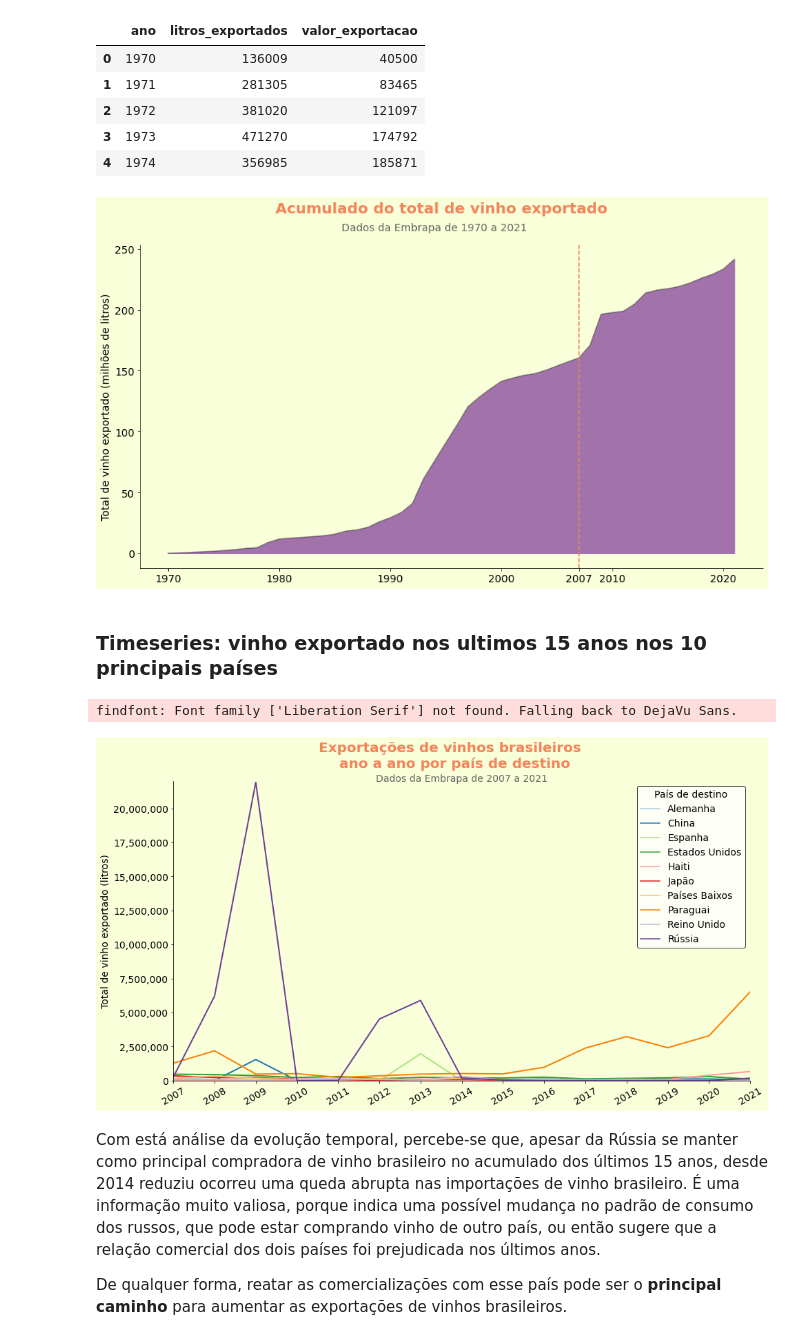
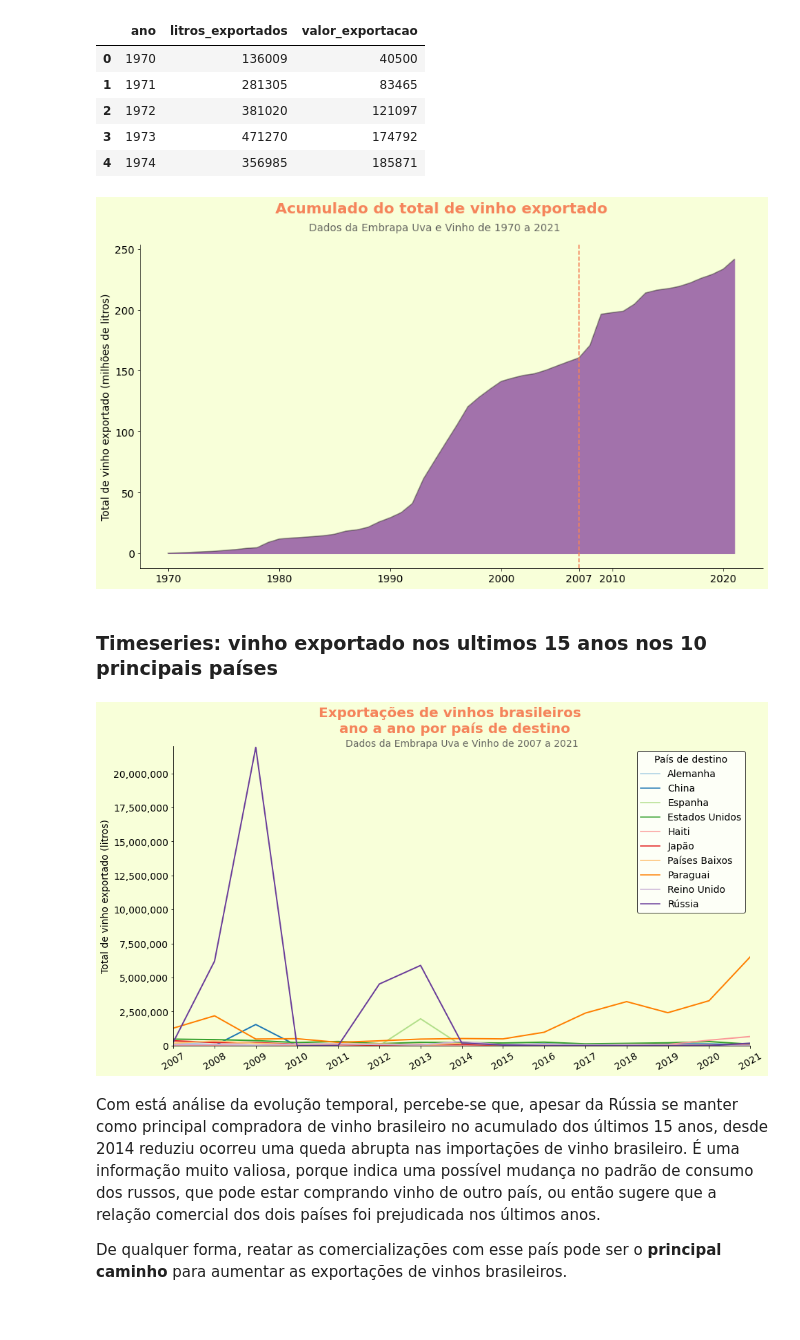
Before and after one commit to jackson-simionato/fase1_pos_tech_challenge_wine, a Jupyter notebook: fase 1 - tech challenge (vinhos).ipynb, the cells around one changed output. Drawn from its saved outputs; the diff is of its cells as text; code cells hidden in the pictures.

```diff
--- a/fase 1 - tech challenge (vinhos).ipynb
+++ b/fase 1 - tech challenge (vinhos).ipynb
@@ -614,35 +617,35 @@ wine_df_groupby_year_milhoes.to_csv('./data/processed/wine_data_by_year_accumula
 fig = plt.figure(figsize=(15,8))
 
 # Definição do estilo
 plt.style.use('./Assets/Estilos/barras.mplstyle')
 
 ax = fig.add_subplot()
 
 ax.fill_between(wine_df_groupby_year_milhoes.ano, wine_df_groupby_year_milhoes.litros_exportados_acc, color='#A272AB')
 ax.plot(wine_df_groupby_year_milhoes.ano, wine_df_groupby_year_milhoes.litros_exportados_acc, color="black", alpha=0.4)
 ax.axvline(x=2007, linestyle='--', color='#F5845B')
 
 ax.set_ylabel('Total de vinho exportado (milhões de litros)')
 ax.yaxis.set_major_formatter(ticker.StrMethodFormatter("{x:,.0f}"))
 
 ax.set_xticks([1970,1980,1990,2000,2007,2010,2020])
 
 # Configuração do título e subtítulo
 fig.suptitle('Acumulado do total de vinho exportado', size=20, weight='semibold', color="#F5845B", ha='center', fontname='Liberation Serif')
-plt.text(x=1994, y=265, s='Dados da Embrapa de 1970 a 2021', fontsize=14, alpha=0.85, color="#4d4d4d", ha='center')
+plt.text(x=1994, y=265, s='Dados da Embrapa Uva e Vinho de 1970 a 2021', fontsize=14, alpha=0.85, color="#4d4d4d", ha='center')
 
 # Altera a cor dentro do gráfico
 ax.set_facecolor('#F8FFD9')
 
 # Altera a cor fora do gráfico
 fig.patch.set_facecolor('#F8FFD9')
 
 plt.show()
 
 filename = 'areaplot_exportacoes_ano_a_ano_acumulado'
 fig.savefig('./results/'+filename+'.png')
 # %% [output]
-[figure, old version]
+[figure, new version]
 # %% [markdown]
 ### Timeseries: vinho exportado nos ultimos 15 anos nos 10 principais países
 # %%
@@ -671,7 +674,7 @@ legenda.get_frame().set_edgecolor('black')
 
 # Configuração do título e subtítulo
 fig.suptitle('Exportações de vinhos brasileiros \n ano a ano por país de destino', size=20, weight='semibold', color="#F5845B", ha='center', fontname='Liberation Serif')
-plt.text(x=2014, y=22000000, s='Dados da Embrapa de 2007 a 2021', fontsize=14, alpha=0.85, color="#4d4d4d", ha='center')
+plt.text(x=2014, y=22000000, s='Dados da Embrapa Uva e Vinho de 2007 a 2021', fontsize=14, alpha=0.85, color="#4d4d4d", ha='center')
 
 
 # Altera a cor dentro do gráfico
@@ -685,8 +688,7 @@ plt.show()
 filename = 'top10_lineplot_exportacoes_ano_a_ano'
 fig.savefig('./results/'+filename+'.png')
 # %% [output]
-findfont: Font family ['Liberation Serif'] not found. Falling back to DejaVu Sans.
-[figure, old version]
+[figure, new version]
 # %% [markdown]
 Com está análise da evolução temporal, percebe-se que, apesar da Rússia se manter como principal compradora de vinho brasileiro no acumulado dos últimos 15 anos, desde 2014 reduziu ocorreu uma queda abrupta nas importações de vinho brasileiro. É uma informação muito valiosa, porque indica uma possível mudança no padrão de consumo dos russos, que pode estar comprando vinho de outro país, ou então sugere que a relação comercial dos dois países foi prejudicada nos últimos anos.
 
```
Also changed, not shown: parts of 25 cells of this notebook, 8 other files.
